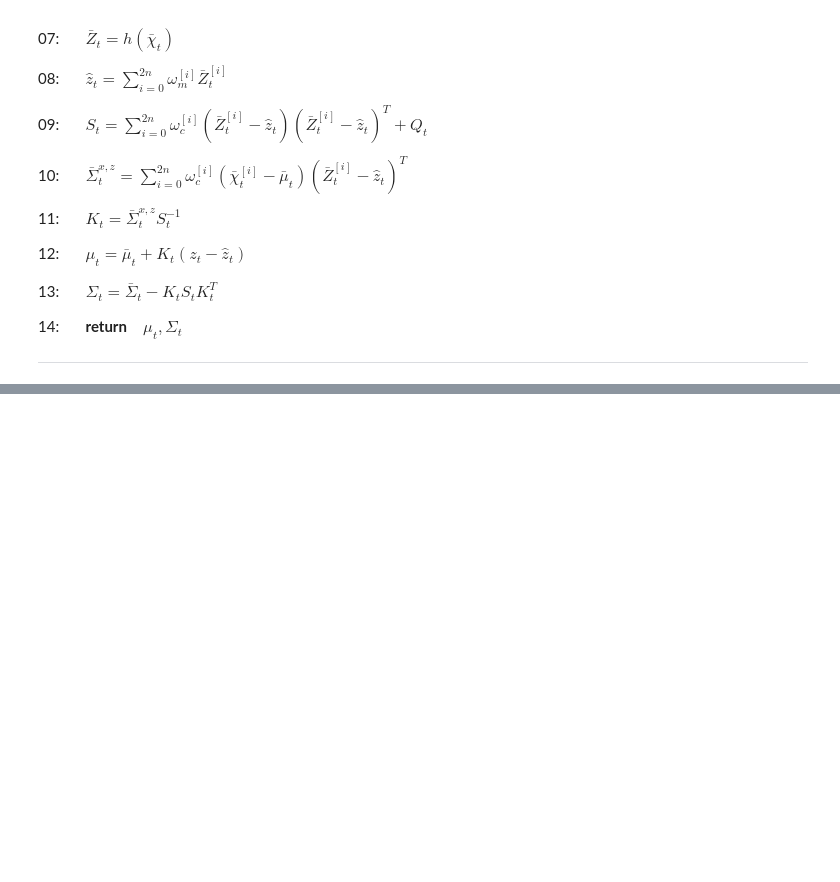
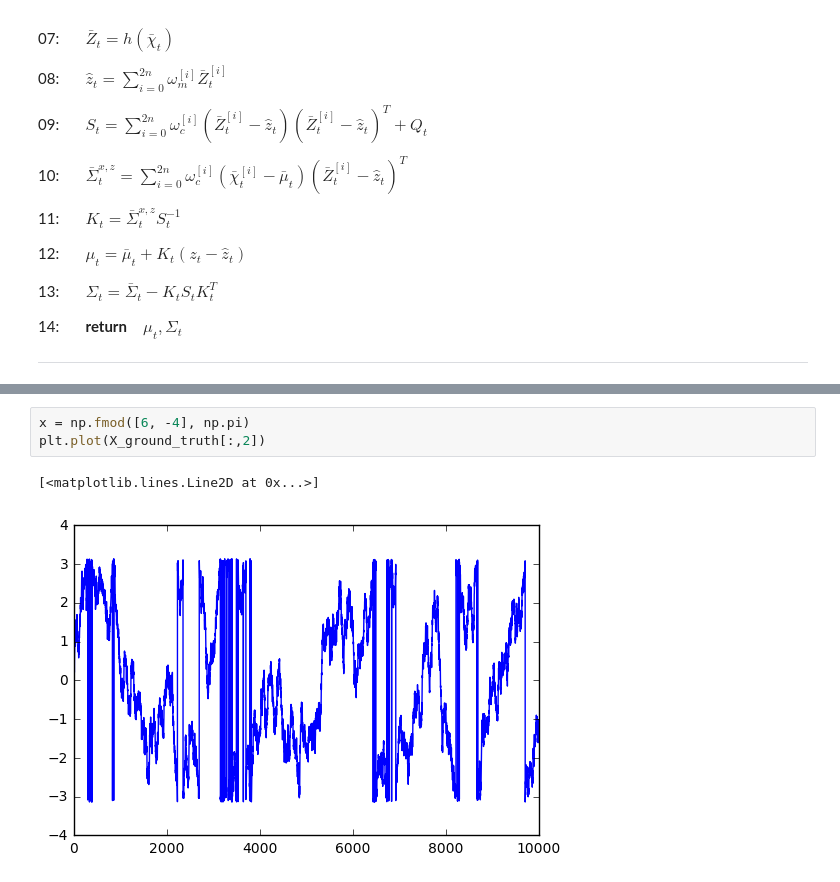
Before and after one commit to liuii/ProbRobotics, a Jupyter notebook: notebooks/01GaussianFileters/UnscentedKalmanFilter.ipynb, the cells around one changed output, grey strips where cells are left out. Cells and saved outputs as stored; diff of their text form; blank space fills up the shorter version.

```diff
--- a/notebooks/01GaussianFileters/UnscentedKalmanFilter.ipynb
+++ b/notebooks/01GaussianFileters/UnscentedKalmanFilter.ipynb
@@ -86,0 +197,6 @@ array([[ 2. ,  1. ,  0.5],
+# %%
+x = np.fmod([6, -4], np.pi)
+plt.plot(X_ground_truth[:,2])
+# %% [output]
+[<matplotlib.lines.Line2D at 0x...>]
+[figure, added]
```
Also changed, not shown: parts of 8 cells of this notebook, 5 other files.
